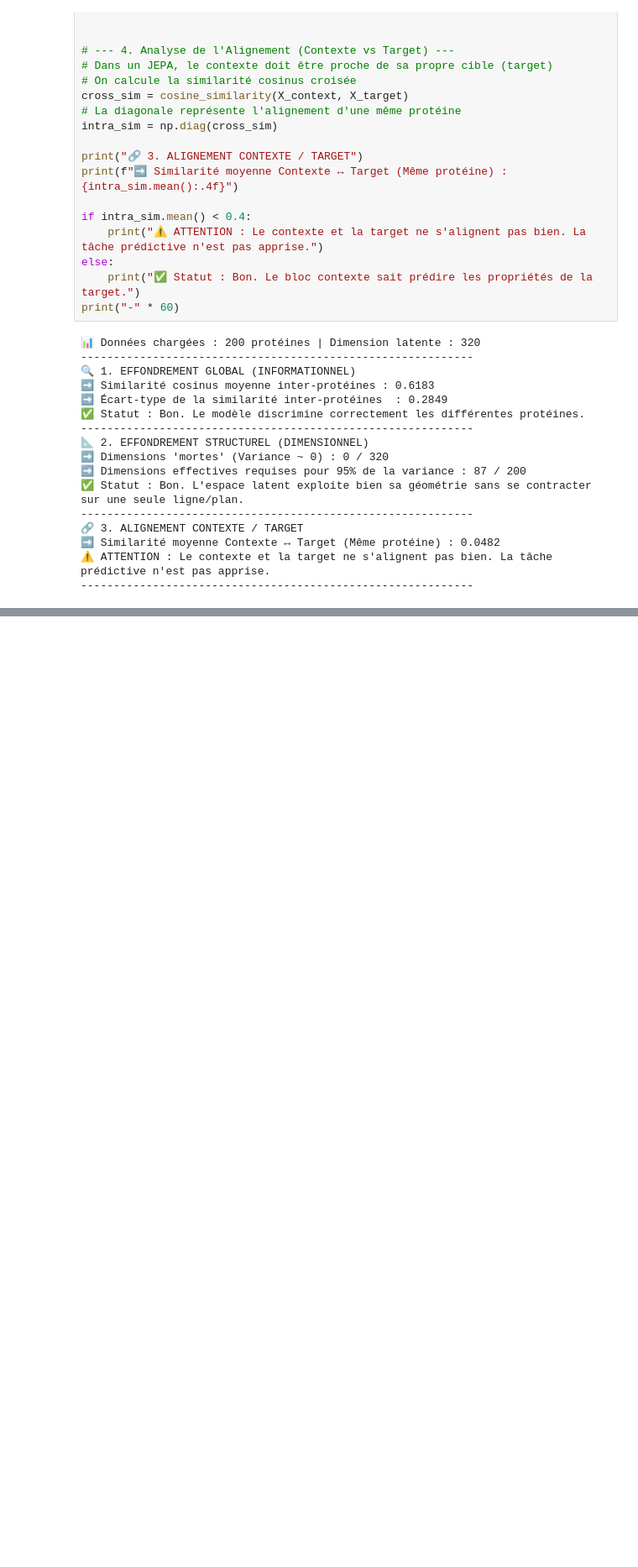
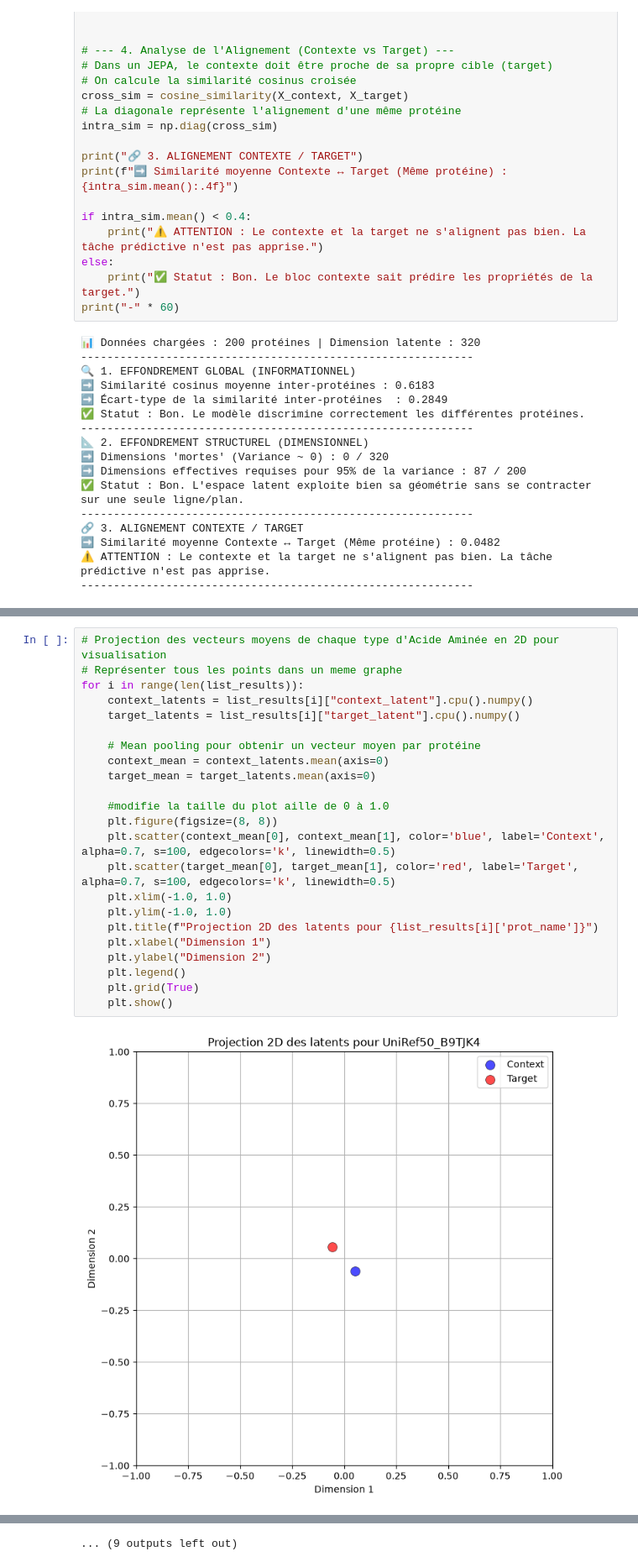
Before and after one commit to Alexandre-gng/JEPA_4_PLM, a Jupyter notebook: src/analysis.ipynb, the cells around one changed output, grey strips where cells are left out. Shown at 84% size. Saved outputs shown, nothing was run; the diff lists cells and outputs as text; blank space fills up the shorter version.

```diff
--- a/src/analysis.ipynb
+++ b/src/analysis.ipynb
@@ -244,0 +418,25 @@ print(cosine_similarity(protA_context.reshape(1, -1), protA_target.reshape(1, -1
+# %%
+# Projection des vecteurs moyens de chaque type d'Acide Aminée en 2D pour visualisation
+# Représenter tous les points dans un meme graphe
+for i in range(len(list_results)):
+    context_latents = list_results[i]["context_latent"].cpu().numpy()
+    target_latents = list_results[i]["target_latent"].cpu().numpy()
+
+    # Mean pooling pour obtenir un vecteur moyen par protéine
+    context_mean = context_latents.mean(axis=0)
+    target_mean = target_latents.mean(axis=0)
+
+    #modifie la taille du plot aille de 0 à 1.0
+    plt.figure(figsize=(8, 8))
+    plt.scatter(context_mean[0], context_mean[1], color='blue', label='Context', alpha=0.7, s=100, edgecolors='k', linewidth=0.5)
+    plt.scatter(target_mean[0], target_mean[1], color='red', label='Target', alpha=0.7, s=100, edgecolors='k', linewidth=0.5)
+    plt.xlim(-1.0, 1.0)
+    plt.ylim(-1.0, 1.0)
+    plt.title(f"Projection 2D des latents pour {list_results[i]['prot_name']}")
+    plt.xlabel("Dimension 1")
+    plt.ylabel("Dimension 2")
+    plt.legend()
+    plt.grid(True)
+    plt.show()
+# %% [output]
+[figure, added]
@@ -244,0 +454 @@ print(cosine_similarity(protA_context.reshape(1, -1), protA_target.reshape(1, -1
+... (9 outputs left out)
```
Also changed, not shown: parts of 13 cells of this notebook, 4 other files.
